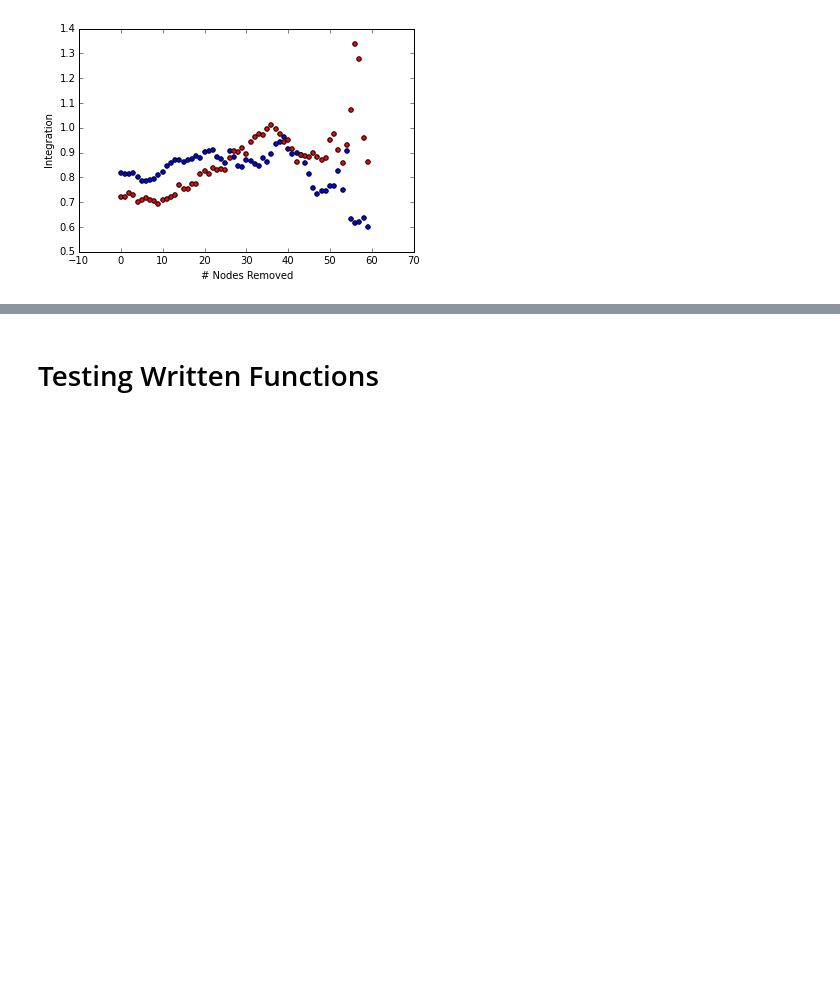
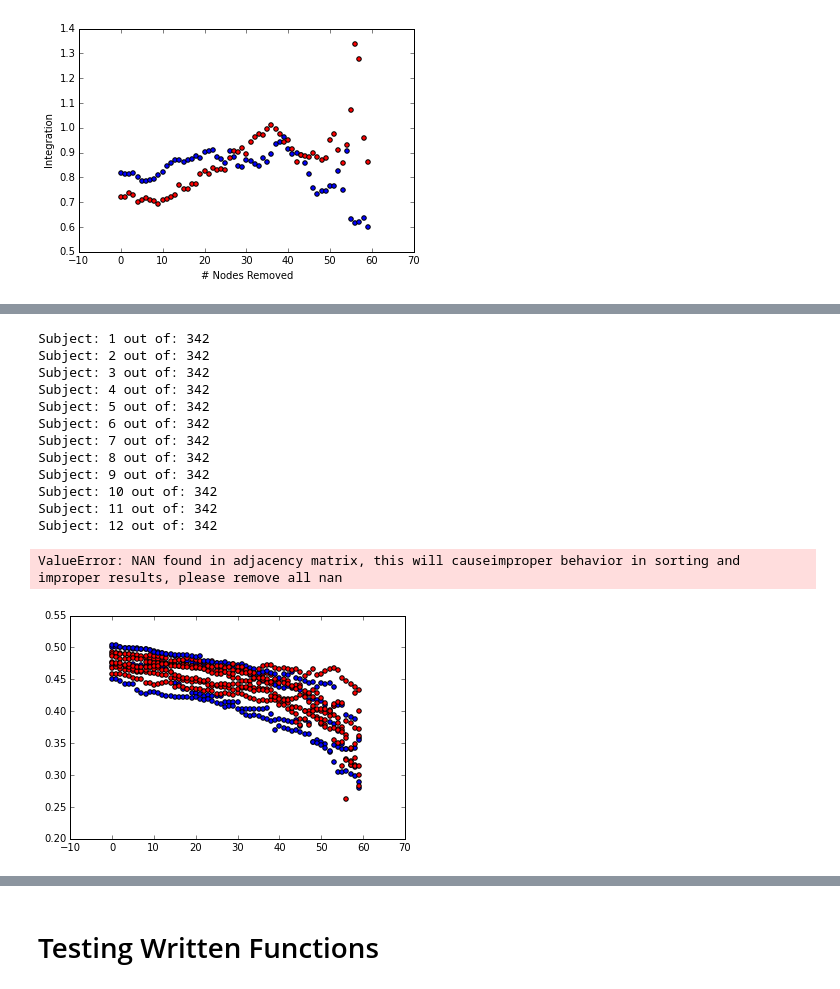
Before and after one commit to dinodigma/research, a Jupyter notebook: surf/lesion_simulation.ipynb, the cells around one changed output, grey strips where cells are left out. Cells and saved outputs as stored; diff of their text form; code cells hidden in the pictures; blank space fills up the shorter version.

```diff
--- a/surf/lesion_simulation.ipynb
+++ b/surf/lesion_simulation.ipynb
@@ -334,0 +372,57 @@ Run Simulation on Individual Subject Networks
+# %%
+# Load Matrices
+globstr = "/home/jagust/graph/data/mri1.5/analysis/roi_networks/desikan/adjmat_gsr/*"
+mat_paths = sorted(glob(globstr))
+#mat_paths
+# %%
+fig = plt.figure()
+ax = fig.add_subplot(111)
+sub = 1
+stop = 60
+for p in mat_paths[0:100]:
+    print "Subject: " + str(sub) + " out of: " + str(len(mat_paths))
+    sub += 1
+    mat = np.load(p)
+    thr_func_mat, c = util.threshold_adjacency_matrix(mat, cost = 0.20)
+    ss = get_subsess(p)
+    if type(is_geno_pos(ss)) == str:
+        print "No geno data"
+        continue
+    elif is_geno_pos(ss):
+        invpibmatpos = -1.0 * pibmatpos + 1.0
+        invpibnetpos = nx.from_numpy_matrix(invpibmatpos)
+        inp_pnet_pos = invpibnetpos.copy()
+
+        # Run Simulation
+        m, e = run_simulation(nx.Graph(thr_func_mat), inp_pnet_pos, seed, stop)
+
+        # Plot Efficiencies
+        ax.scatter(range(len(e)), e, c = 'b')
+    else:
+        invpibmatneg = -1.0 * pibmatneg + 1.0
+        invpibnetneg = nx.from_numpy_matrix(invpibmatneg)
+        inp_pnet_neg = invpibnetneg.copy()
+
+        # Run Simulation
+        m, e = run_simulation(nx.Graph(thr_func_mat), inp_pnet_neg, seed, stop)
+
+        # Plot Efficiencies
+        ax.scatter(range(len(e)), e, c = 'r')
+
+plt.ylabel('Efficiency')
+plt.xlabel('# Nodes Removed')
+# %% [output]
+Subject: 1 out of: 342
+Subject: 2 out of: 342
+Subject: 3 out of: 342
+Subject: 4 out of: 342
+Subject: 5 out of: 342
+Subject: 6 out of: 342
+Subject: 7 out of: 342
+Subject: 8 out of: 342
+Subject: 9 out of: 342
+Subject: 10 out of: 342
+Subject: 11 out of: 342
+Subject: 12 out of: 342
+ValueError: NAN found in adjacency matrix, this will causeimproper behavior in sorting and improper results, please remove all nan
+[figure, added]
```
Also changed, not shown: parts of 19 cells of this notebook, 2 other files.
